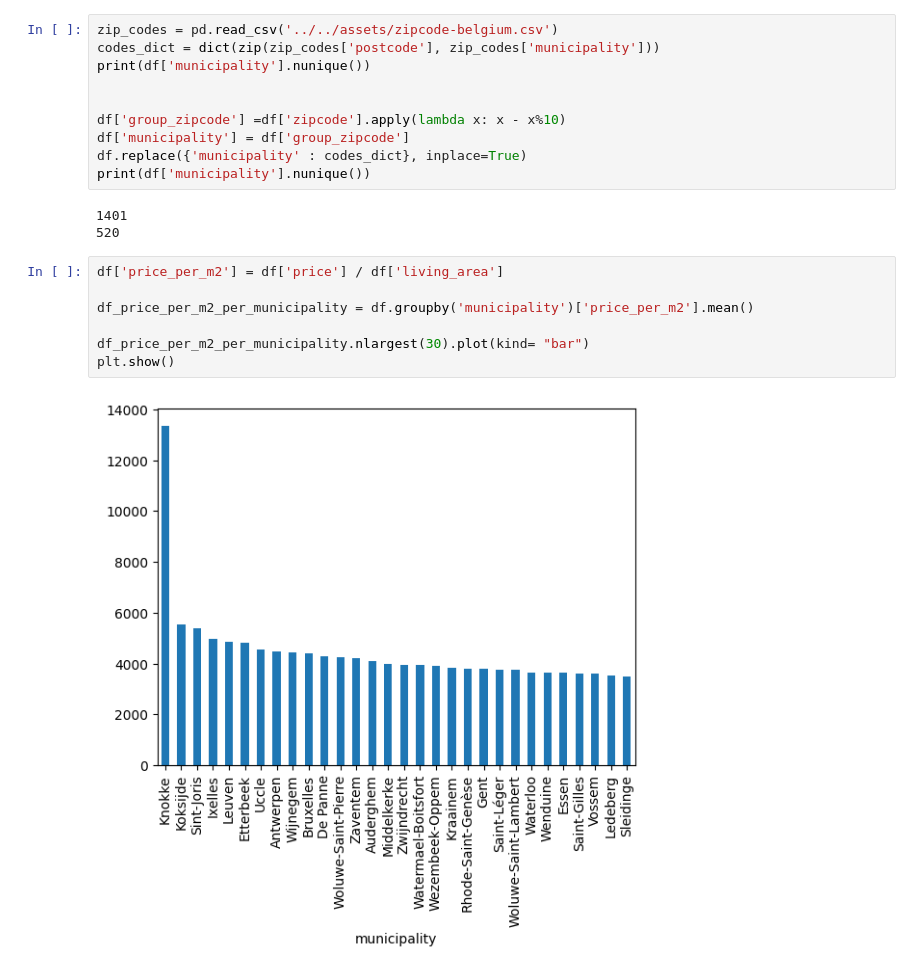
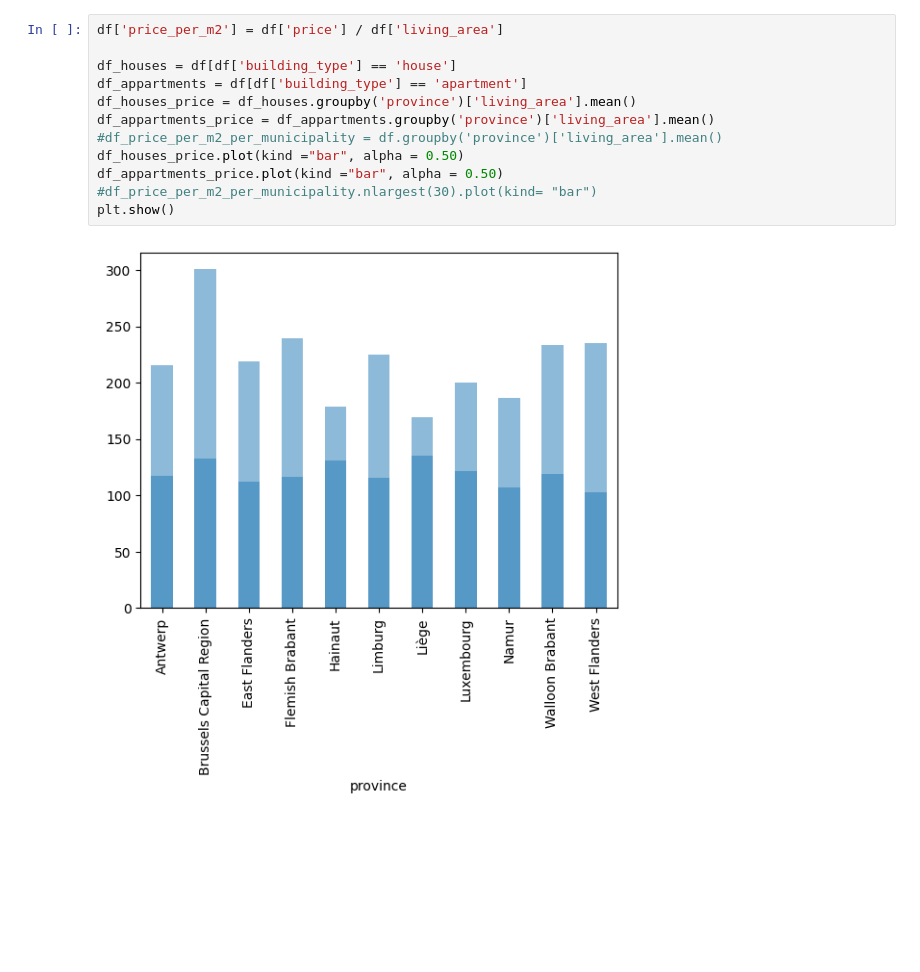
Before and after one commit to Bizkochito/challenge-data-analysis, a Jupyter notebook: src/utils/plotting_tests.ipynb, the cells around one changed output. Saved outputs shown, nothing was run; the diff lists cells and outputs as text; blank space fills up the shorter version.

Commit message:
Some plotting and debugging.

```diff
--- a/src/utils/plotting_tests.ipynb
+++ b/src/utils/plotting_tests.ipynb
@@ -8,25 +6,17 @@ df = pd.read_csv('../../assets/cleaned_data.csv')
-# %%
-zip_codes = pd.read_csv('../../assets/zipcode-belgium.csv')
-codes_dict = dict(zip(zip_codes['postcode'], zip_codes['municipality']))
-print(df['municipality'].nunique())
-
-
-df['group_zipcode'] =df['zipcode'].apply(lambda x: x - x%10)
-df['municipality'] = df['group_zipcode']
-df.replace({'municipality' : codes_dict}, inplace=True)
-print(df['municipality'].nunique())
-# %% [output]
-1401
-520
 # %%
 df['price_per_m2'] = df['price'] / df['living_area']
 
-df_price_per_m2_per_municipality = df.groupby('municipality')['price_per_m2'].mean()
-
-df_price_per_m2_per_municipality.nlargest(30).plot(kind= "bar")
+df_houses = df[df['building_type'] == 'house']
+df_appartments = df[df['building_type'] == 'apartment']
+df_houses_price = df_houses.groupby('province')['living_area'].mean()
+df_appartments_price = df_appartments.groupby('province')['living_area'].mean()
+#df_price_per_m2_per_municipality = df.groupby('province')['living_area'].mean()
+df_houses_price.plot(kind ="bar", alpha = 0.50)
+df_appartments_price.plot(kind ="bar", alpha = 0.50)
+#df_price_per_m2_per_municipality.nlargest(30).plot(kind= "bar")
 plt.show()
 # %% [output]
-[figure, old version]
+[figure, new version]
 # %%
 import seaborn as sns
 
```
Also changed, not shown: parts of 2 cells of this notebook, 6 other files.
